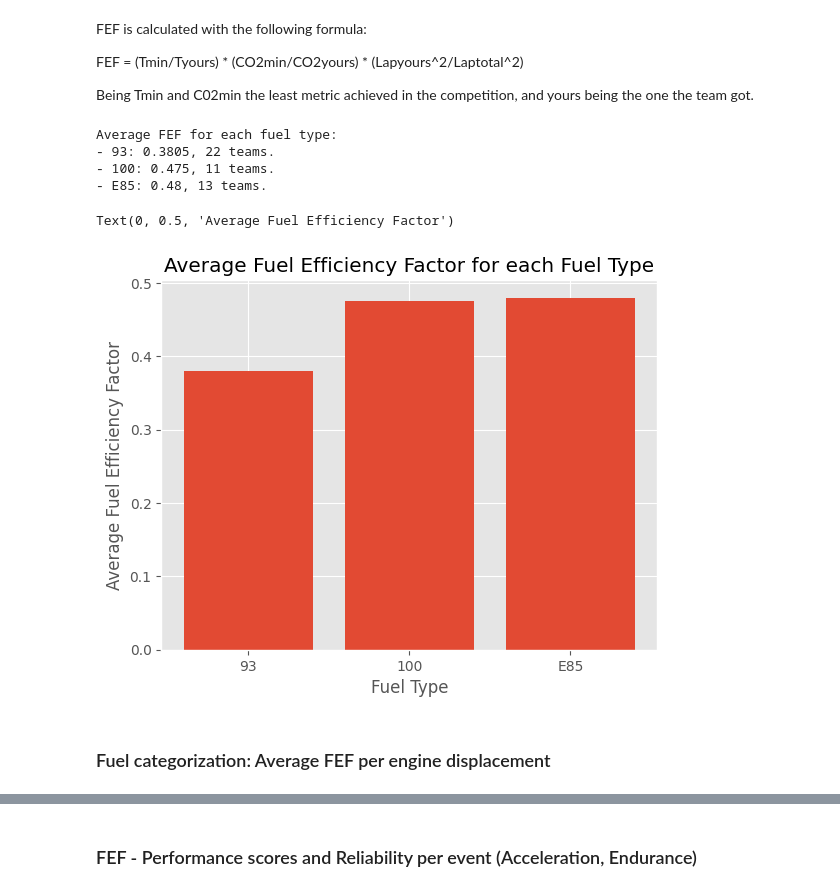
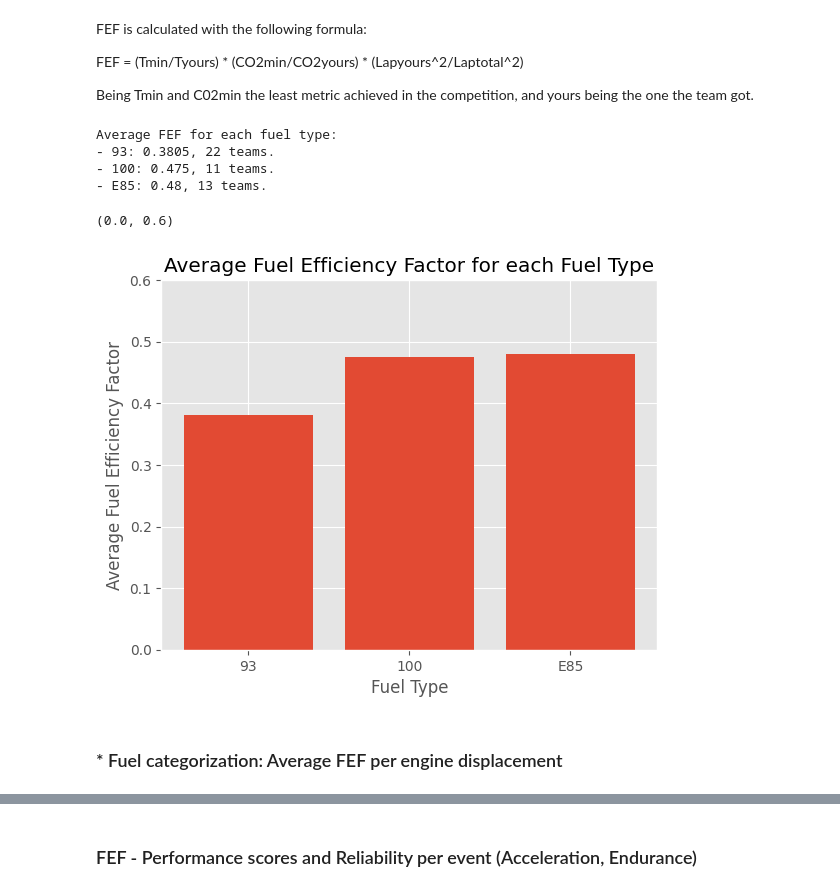
Before and after one commit to HL-2002/Formula-SAE-Data-Analysis, a Jupyter notebook: Analyses/fuel analysis.ipynb, the cells around one changed output, grey strips where cells are left out. Drawn from its saved outputs; the diff is of its cells as text; code cells hidden in the pictures.

```diff
--- a/Analyses/fuel analysis.ipynb
+++ b/Analyses/fuel analysis.ipynb
@@ -114,31 +96,32 @@ Being Tmin and C02min the least metric achieved in the competition, and yours be
 # %%
 # Calculate average FEF for each fuel type
 fuel_types = {"93": [], "100": [], "E85": []}
 
 for team in teams:
     fuel_types[teams[team]["F_TYPE"]].append(teams[team]["FEF"])
 
 print("Average FEF for each fuel type:")
 
 for fuel in fuel_types:
     avrg = np.mean(fuel_types[fuel])
     print(f"- {fuel}: {round(avrg,4)}, {len(fuel_types[fuel])} teams.")
     fuel_types[fuel] = avrg
 
 # Plot average FEF for each fuel type
 fig, ax = plt.subplots()
 ax.bar(fuel_types.keys(), fuel_types.values())
 
 # Style the plot
 ax.set_title("Average Fuel Efficiency Factor for each Fuel Type")
 ax.set_xlabel("Fuel Type")
 ax.set_ylabel("Average Fuel Efficiency Factor")
+ax.set_ylim(0, 0.6)
 # %% [output]
 Average FEF for each fuel type:
 - 93: 0.3805, 22 teams.
 - 100: 0.475, 11 teams.
 - E85: 0.48, 13 teams.
-Text(0, 0.5, 'Average Fuel Efficiency Factor')
+(0.0, 0.6)
-[figure, old version]
+[figure, new version]
 # %% [markdown]
-### Fuel categorization: Average FEF per engine displacement
+### * Fuel categorization: Average FEF per engine displacement
```
Also changed, not shown: parts of 3 cells of this notebook.
